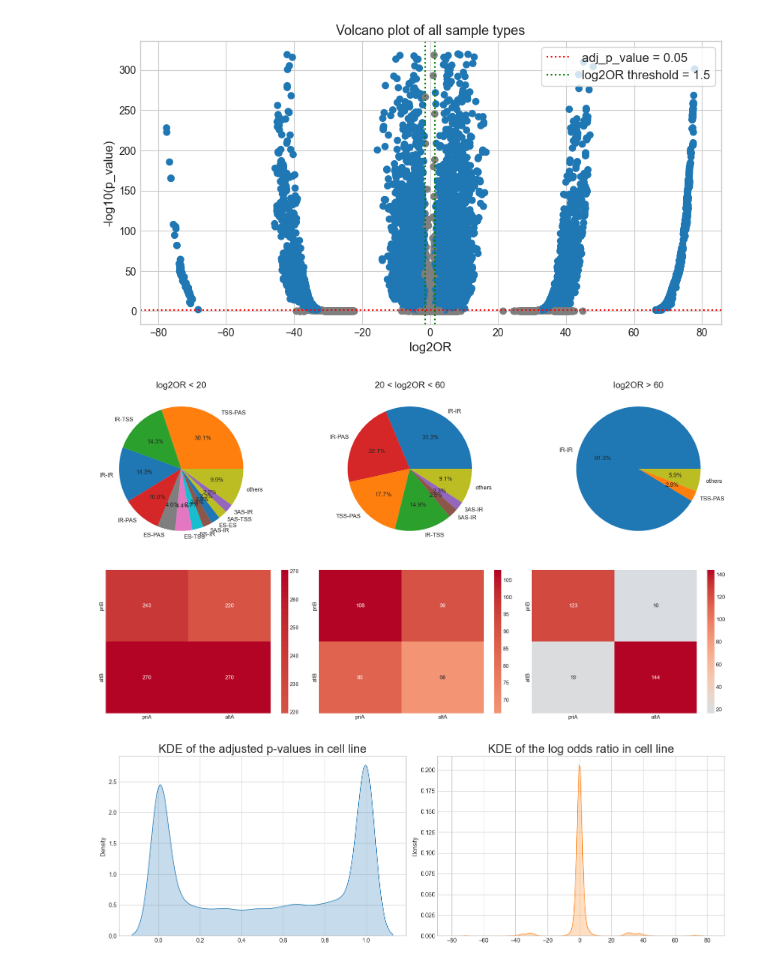
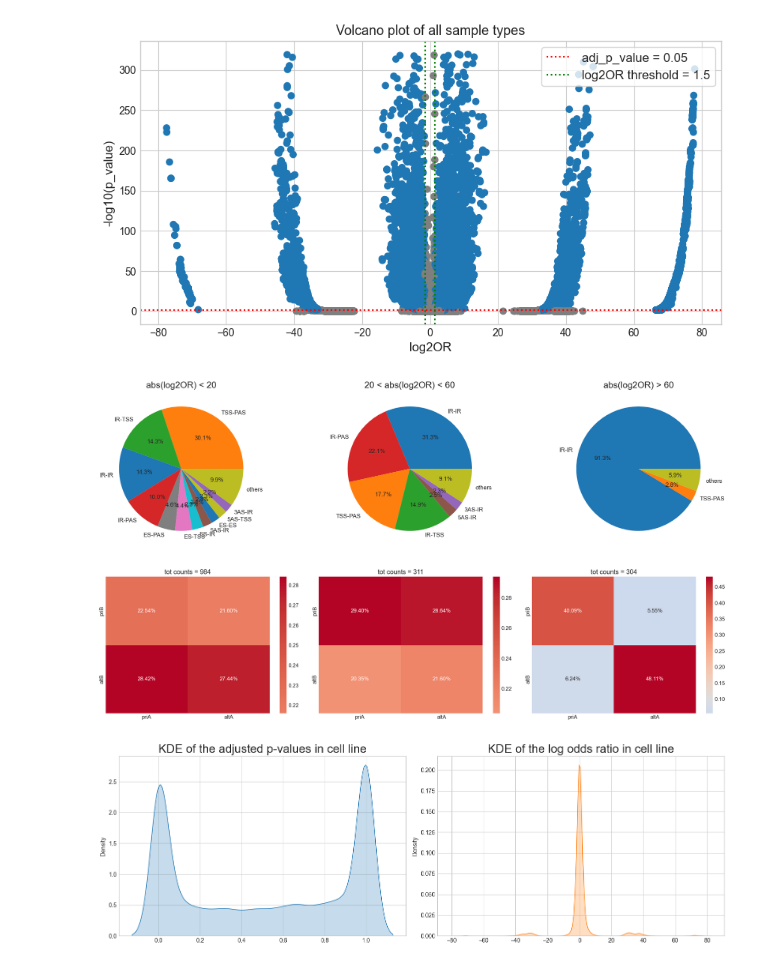
Before and after one commit to carmineceraolo/splicing-coordination, a Jupyter notebook: sheet05.ipynb, the cells around one changed output. Cells and saved outputs as stored; diff of their text form; code cells hidden in the pictures.

```diff
--- a/sheet05.ipynb
+++ b/sheet05.ipynb
@@ -250,7 +250,7 @@ for i in range(len(labels)):
 fig,axs=plt.subplots(figsize=(10*2,5),ncols=3)
 
 gs=(g1,g2,g3)
-titles=["log2OR < 20", "20 < log2OR < 60", "log2OR > 60"]
+titles=["abs(log2OR) < 20", "20 < abs(log2OR) < 60", "abs(log2OR) > 60"]
 
 for i in range(3):
     piechart(gs[i],ax=axs[i],color_dict=color_dict,title=titles[i])
@@ -258,9 +258,9 @@ fig.tight_layout()
 
 plt.savefig(figures+"log2OR_piechart_sig.png")
 # %% [output]
-[figure, old version]
+[figure, new version]
 # %%
-def plot_ave_cont(df,ax=None,sig=0.05):
+def plot_ave_cont(df,ax=None,sig=0.05,sample_size=1000, title=""):
 
     if ax is None:
         fig,ax=plt.subplots(figsize=(7,6))
@@ -269,34 +269,38 @@ def plot_ave_cont(df,ax=None,sig=0.05):
     sig_df.reset_index(drop=True)
 
     all_i=[e for e in range(sig_df.shape[0])]
-    i=random.sample(all_i,1000)
+    i=random.sample(all_i,sample_size)
     df_s=sig_df.iloc[i,:]
     stats=df_s.mean()
     cont=np.zeros((2,2))
 
-    cont[0,0]=stats.priA_priB
-    cont[1,0]=stats.priA_altB
-    cont[0,1]=stats.altA_priB
-    cont[1,1]=stats.altA_altB
+    tot= sum([stats.priA_priB,stats.priA_altB,stats.altA_priB,stats.altA_altB])
+
+    cont[0,0]=stats.priA_priB/tot
+    cont[1,0]=stats.priA_altB/tot
+    cont[0,1]=stats.altA_priB/tot
+    cont[1,1]=stats.altA_altB/tot
 
     cont=pd.DataFrame(cont)
     cont.columns=["priA","altA"]
     cont.index=["priB","altB"]
 
-    sns.heatmap(cont,annot=True,ax=ax,center=20,cmap="coolwarm",fmt=".0f")
+    sns.heatmap(cont,annot=True,ax=ax,cmap="coolwarm",fmt=".2%",center=0.1) #coolwarm
+    ax.set_title(f"{title} tot counts = {int(tot)}")
 # %%
 fig,axs=plt.subplots(figsize=(7*3-1,6-1),ncols=3)
 
 gs=(g1,g2,g3)
+ss=[8000,6000,1000]
 
 for i in range(3):
-    plot_ave_cont(gs[i],ax=axs[i])
+    plot_ave_cont(gs[i],ax=axs[i],sample_size=ss[i])
 
 fig.tight_layout()
 
 plt.savefig(figures+"ave_cont_sig.png")
 # %% [output]
-[figure, old version]
+[figure, new version]
 # %%
 def plor_dist(df,ax=None,tag=""):
 
```
Also changed, not shown: parts of 4 cells of this notebook, 6 other files.
